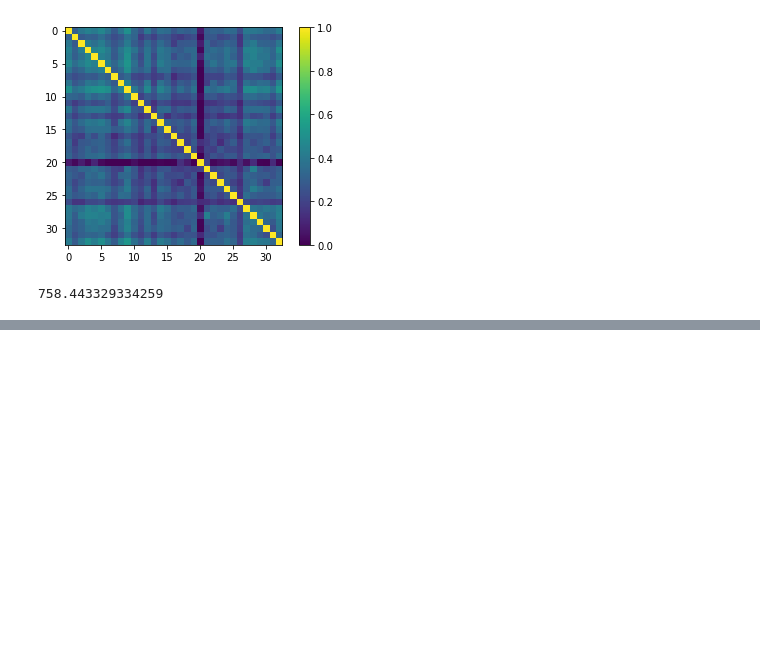
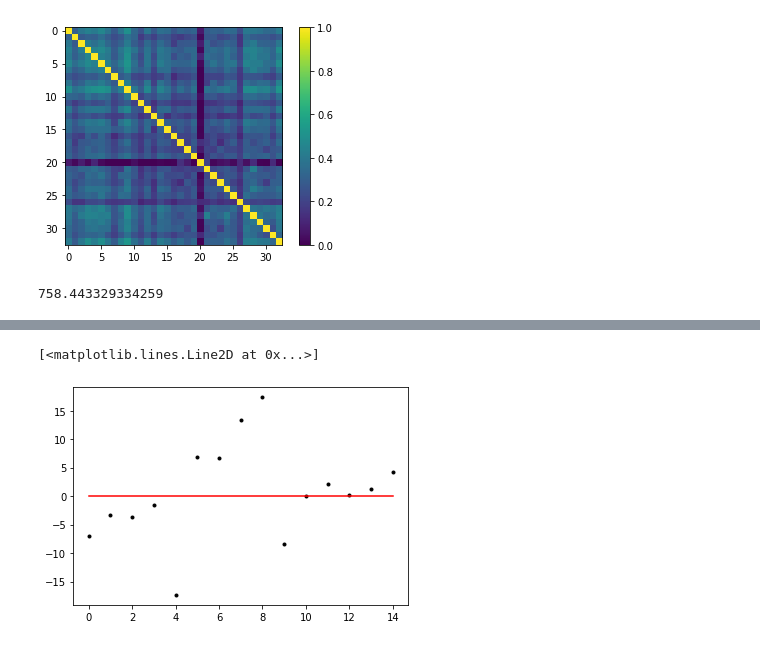
Before and after one commit to pachterlab/GVFP_2021, a Jupyter notebook: gg220802_monod.ipynb, the cells around one changed output, grey strips where cells are left out. Cells and saved outputs as stored; diff of their text form; code cells hidden in the pictures; blank space fills up the shorter version.

```diff
--- a/gg220802_monod.ipynb
+++ b/gg220802_monod.ipynb
@@ -375,0 +394,6 @@ with open('/home/ggorin/projects/GVFP_2021/fits/gg_220802_022_allen_celltypes_1/
+# %%
+dataset=0
+# gene_ind = gene_inds_kept[0][0]
+# unique_values,counts = np.unique(np.vstack(\
+#                        (sd_arr[dataset].U[gene_ind],sd_arr[dataset].S[gene_ind])).astype(int),axis=1,\
+#                         return_counts=True)
@@ -375,0 +557,8 @@ with open('/home/ggorin/projects/GVFP_2021/fits/gg_220802_022_allen_celltypes_1/
+# %%
+lik_ratios = [x[0] for x in gou_results] + [x[0] for x in cir_results] + [x[0] for x in ext_results]
+# %%
+plt.plot(lik_ratios,'k.')
+plt.plot([0,14],[0,0],'r-')
+# %% [output]
+[<matplotlib.lines.Line2D at 0x...>]
+[figure, added]
```
Also changed, not shown: parts of 42 cells of this notebook, 1 other file.
